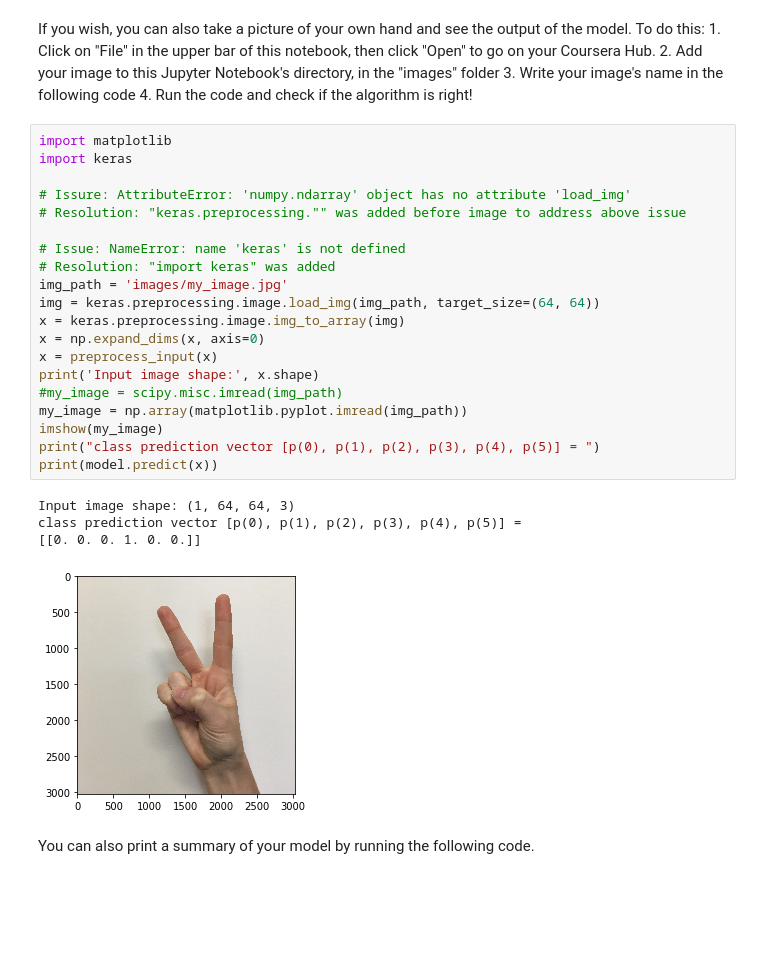
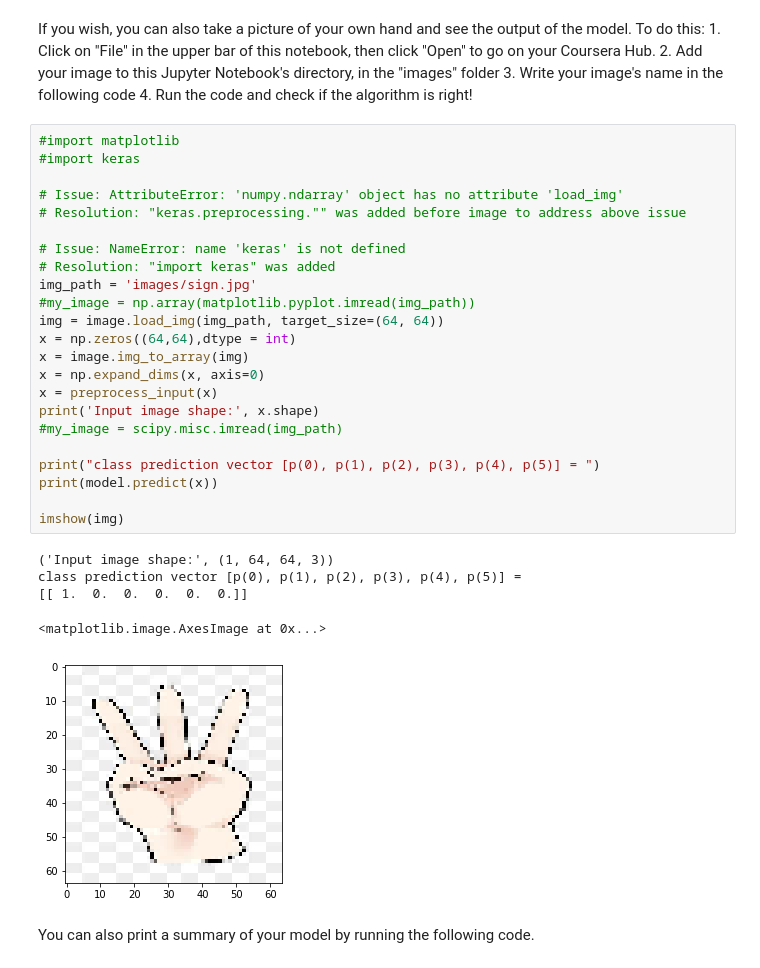
Before and after one commit to pandenghuang/Andrew-Ng-Deep-Learning-notes, a Jupyter notebook: assignments/Course_4-Convolutional_Neural_Networks/Week-2/Assignment/ResNets/Residual-Networks-v2_reviewed.ipynb, the cells around one changed output. Cells and saved outputs as stored; diff of their text form; blank space fills up the shorter version.

```diff
--- a/assignments/Course_4-Convolutional_Neural_Networks/Week-2/Assignment/ResNets/Residual-Networks-v2_reviewed.ipynb
+++ b/assignments/Course_4-Convolutional_Neural_Networks/Week-2/Assignment/ResNets/Residual-Networks-v2_reviewed.ipynb
@@ -554,30 +553,34 @@ If you wish, you can also take a picture of your own hand and see the output of
     3. Write your image's name in the following code
     4. Run the code and check if the algorithm is right!
 # %%
-import matplotlib
-import keras
+#import matplotlib
+#import keras
 
-# Issure: AttributeError: 'numpy.ndarray' object has no attribute 'load_img'
+# Issue: AttributeError: 'numpy.ndarray' object has no attribute 'load_img'
 # Resolution: "keras.preprocessing."" was added before image to address above issue
 
 # Issue: NameError: name 'keras' is not defined
 # Resolution: "import keras" was added
-img_path = 'images/my_image.jpg'
-img = keras.preprocessing.image.load_img(img_path, target_size=(64, 64))
-x = keras.preprocessing.image.img_to_array(img)
+img_path = 'images/sign.jpg'
+#my_image = np.array(matplotlib.pyplot.imread(img_path))
+img = image.load_img(img_path, target_size=(64, 64))
+x = np.zeros((64,64),dtype = int)
+x = image.img_to_array(img)
 x = np.expand_dims(x, axis=0)
 x = preprocess_input(x)
 print('Input image shape:', x.shape)
 #my_image = scipy.misc.imread(img_path)
-my_image = np.array(matplotlib.pyplot.imread(img_path))
-imshow(my_image)
+
 print("class prediction vector [p(0), p(1), p(2), p(3), p(4), p(5)] = ")
 print(model.predict(x))
+
+imshow(img)
 # %% [output]
-Input image shape: (1, 64, 64, 3)
+('Input image shape:', (1, 64, 64, 3))
 class prediction vector [p(0), p(1), p(2), p(3), p(4), p(5)] =
-[[0. 0. 0. 1. 0. 0.]]
+[[ 1.  0.  0.  0.  0.  0.]]
+<matplotlib.image.AxesImage at 0x...>
-[figure, old version]
+[figure, new version]
 # %% [markdown]
 You can also print a summary of your model by running the following code.
 # %%
```
Also changed, not shown: parts of 9 cells of this notebook, 4 other files.
